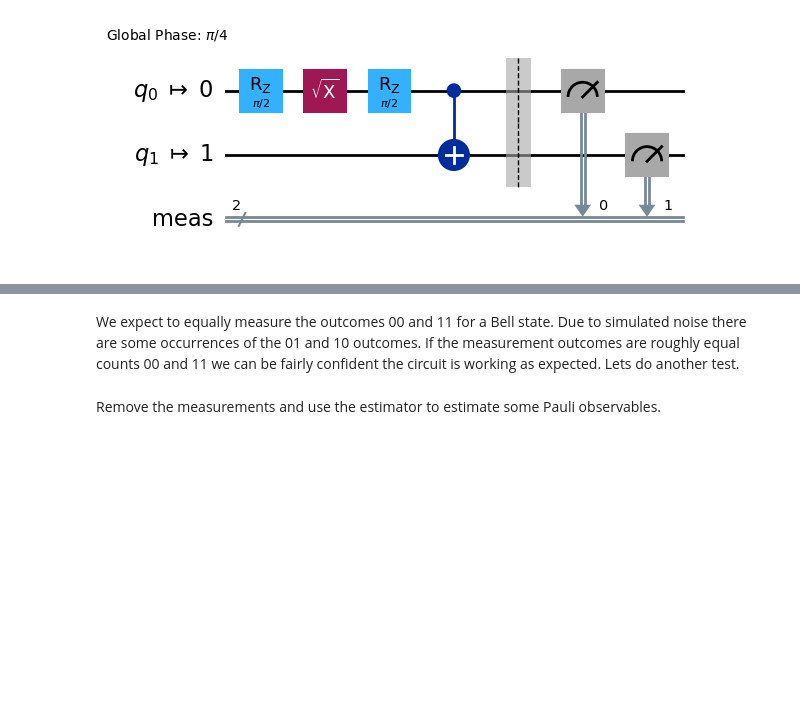
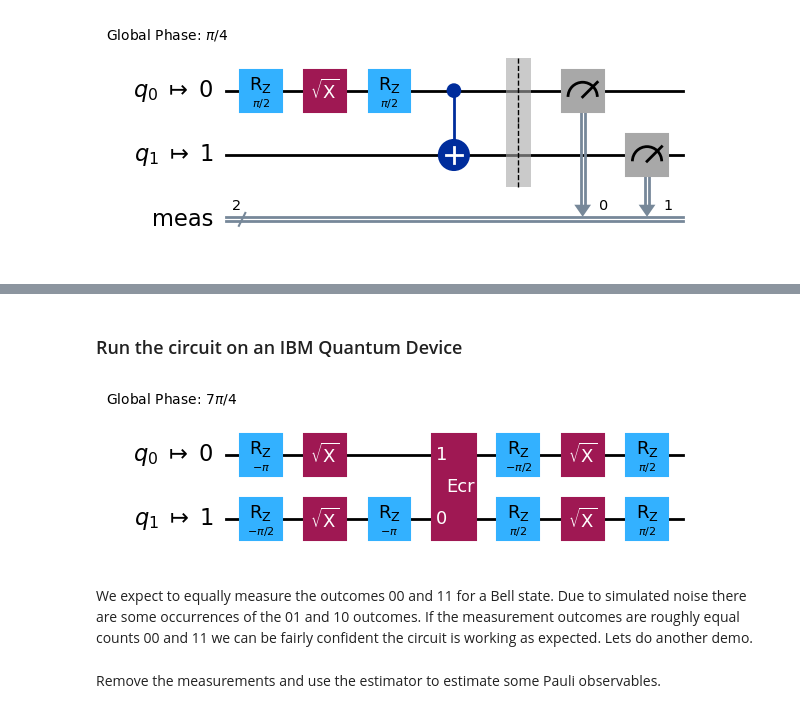
Before and after one commit to ZacharyKokot/Summer-Research-2024, a Jupyter notebook: IBMQuantumDemo.ipynb, the cells around one changed output, grey strips where cells are left out. Saved outputs shown, nothing was run; the diff lists cells and outputs as text; code cells hidden in the pictures; blank space fills up the shorter version.

```diff
--- a/IBMQuantumDemo.ipynb
+++ b/IBMQuantumDemo.ipynb
@@ -83,0 +87,11 @@ plot_histogram(counts)
+# %% [markdown]
+### Run the circuit on an IBM Quantum Device
+# %%
+# Get the least busy backend for the Qiskit provider.
+backend = service.least_busy(simulator = False, operational = True)
+
+# Transpile the circuit using for the backend.
+transpiled_qc = transpile(qc, backend)
+transpiled_qc.draw('mpl', idle_wires = False)
+# %% [output]
+[figure, added]
@@ -84,5 +107,5 @@ plot_histogram(counts)
 # %% [markdown]
-We expect to equally measure the outcomes 00 and 11 for a Bell state. Due to simulated noise there are some occurrences of the 01 and 10 outcomes. If the measurement outcomes are roughly equal counts 00 and 11 we can be fairly confident the circuit is working as expected. Lets do another test.
+We expect to equally measure the outcomes 00 and 11 for a Bell state. Due to simulated noise there are some occurrences of the 01 and 10 outcomes. If the measurement outcomes are roughly equal counts 00 and 11 we can be fairly confident the circuit is working as expected. Lets do another demo.
 # %% [markdown]
 Remove the measurements and use the estimator to estimate some Pauli observables.
 # %%
```
Also changed, not shown: parts of 12 cells of this notebook, 6 other files.
